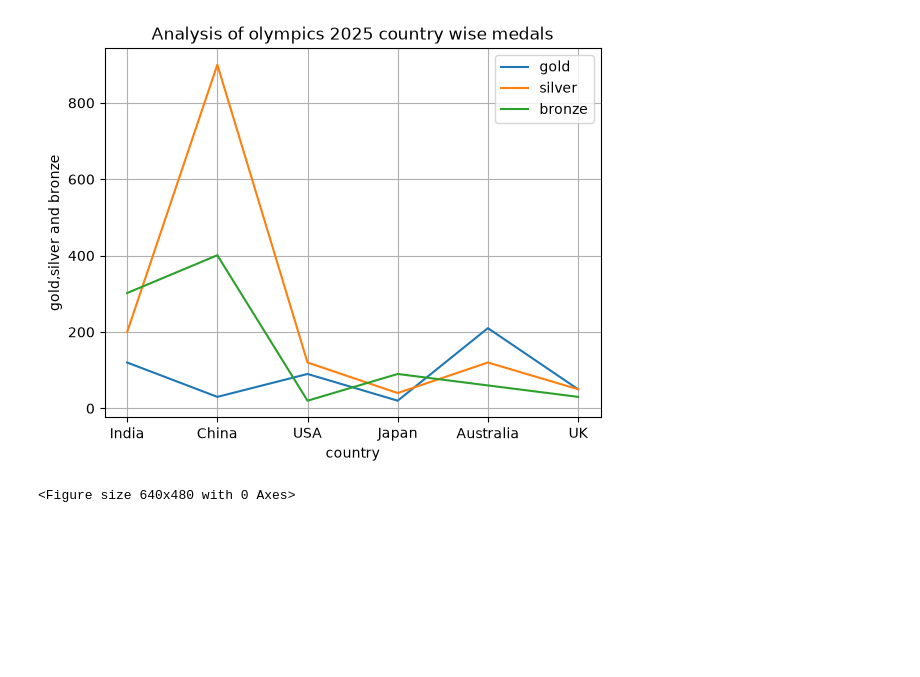
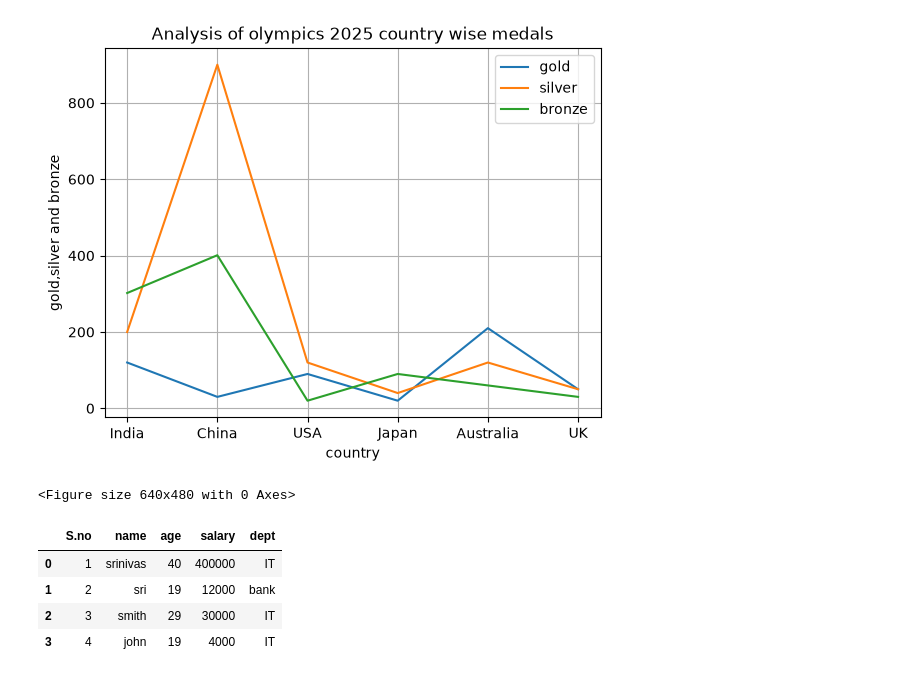
Before and after one commit to maheshkesineni/Data-analytics, a Jupyter notebook: python projects/ python analytics.ipynb, the cells around one changed output. Saved outputs shown, nothing was run; the diff lists cells and outputs as text; code cells hidden in the pictures; blank space fills up the shorter version.

```diff
--- a/python projects/ python analytics.ipynb
+++ b/python projects/ python analytics.ipynb
@@ -157,0 +161,9 @@ plt.savefig("Analysis of olympics 2025 country wise medals.jpg")
+# %%
+df=pd.read_csv("employee123.csv")
+df
+# %% [output]
+|  | S.no | name | age | salary | dept |
+| 0 | 1 | srinivas | 40 | 400000 | IT |
+| 1 | 2 | sri | 19 | 12000 | bank |
+| 2 | 3 | smith | 29 | 30000 | IT |
+| 3 | 4 | john | 19 | 4000 | IT |
```
Also changed, not shown: parts of 11 cells of this notebook, 17 other files.
